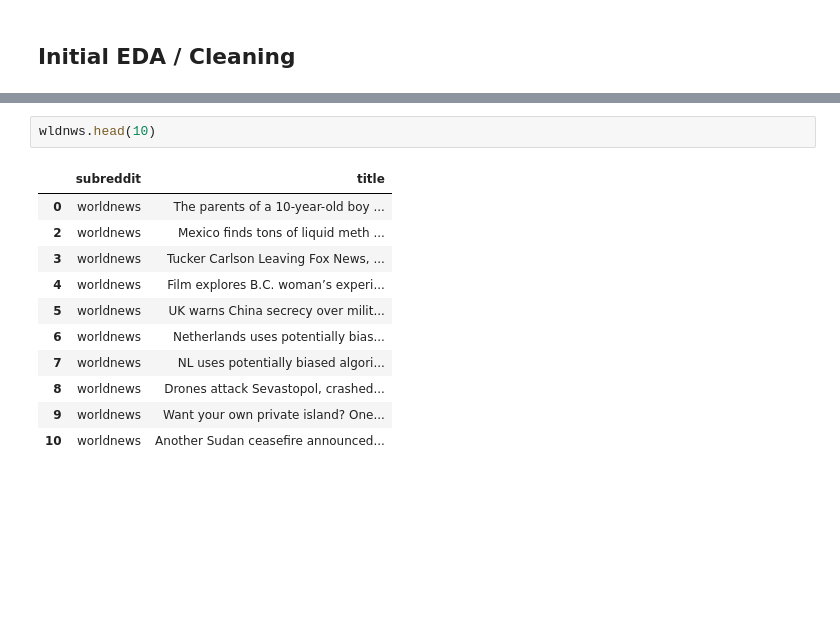
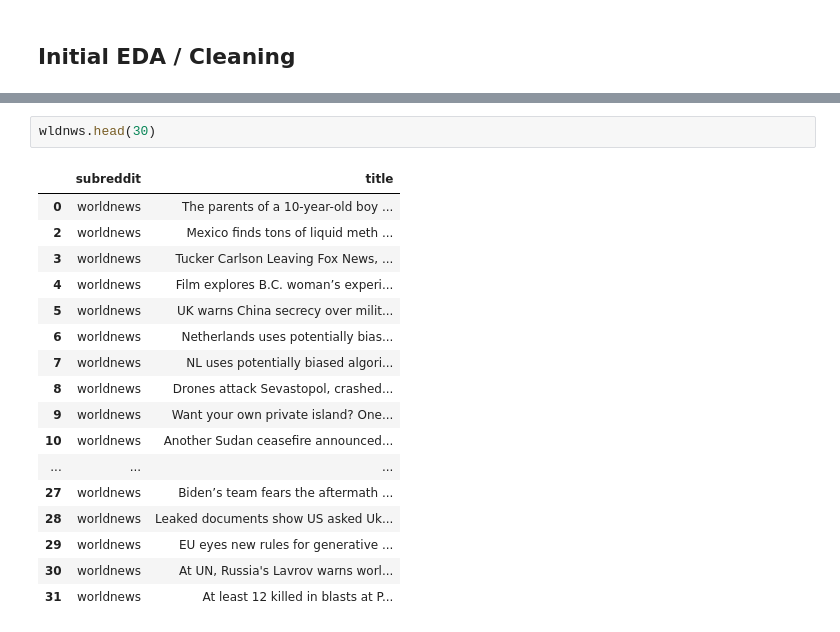
Before and after one commit to drossDS/Humor_Identification_with_NLP, a Jupyter notebook: code/2-Data_Cleaning.ipynb, the cells around one changed output, grey strips where cells are left out. Cells and saved outputs as stored; diff of their text form; blank space fills up the shorter version.

```diff
--- a/code/2-Data_Cleaning.ipynb
+++ b/code/2-Data_Cleaning.ipynb
@@ -343,14 +349,20 @@ onion.head(10)
 # %%
-wldnws.head(10)
+wldnws.head(30)
 # %% [output]
 |  | subreddit | title |
 | 0 | worldnews | The parents of a 10-year-old boy ... |
 | 2 | worldnews | Mexico finds tons of liquid meth ... |
 | 3 | worldnews | Tucker Carlson Leaving Fox News, ... |
 | 4 | worldnews | Film explores B.C. woman’s experi... |
 | 5 | worldnews | UK warns China secrecy over milit... |
 | 6 | worldnews | Netherlands uses potentially bias... |
 | 7 | worldnews | NL uses potentially biased algori... |
 | 8 | worldnews | Drones attack Sevastopol, crashed... |
 | 9 | worldnews | Want your own private island? One... |
 | 10 | worldnews | Another Sudan ceasefire announced... |
+| ... | ... | ... |
+| 27 | worldnews | Biden’s team fears the aftermath ... |
+| 28 | worldnews | Leaked documents show US asked Uk... |
+| 29 | worldnews | EU eyes new rules for generative ... |
+| 30 | worldnews | At UN, Russia's Lavrov warns worl... |
+| 31 | worldnews | At least 12 killed in blasts at P... |
```
Also changed, not shown: parts of 11 cells of this notebook.
